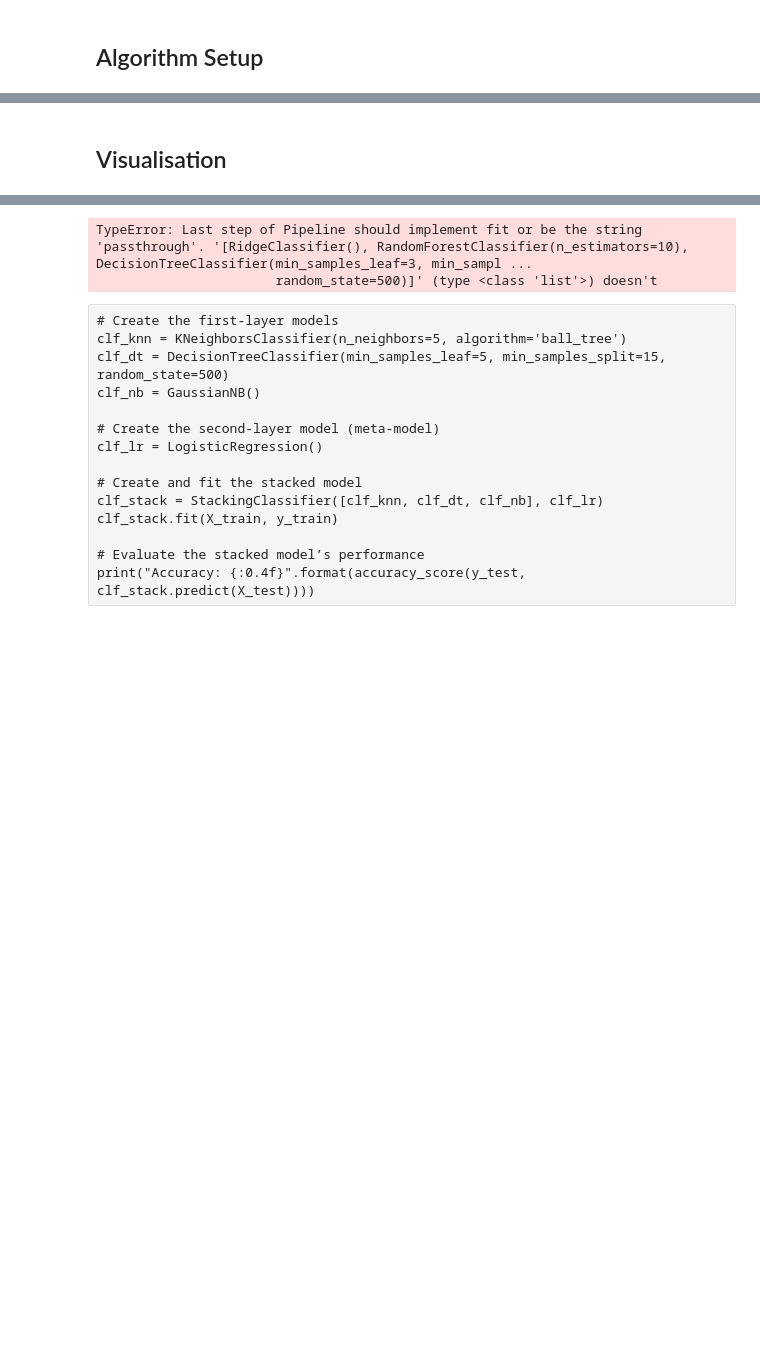
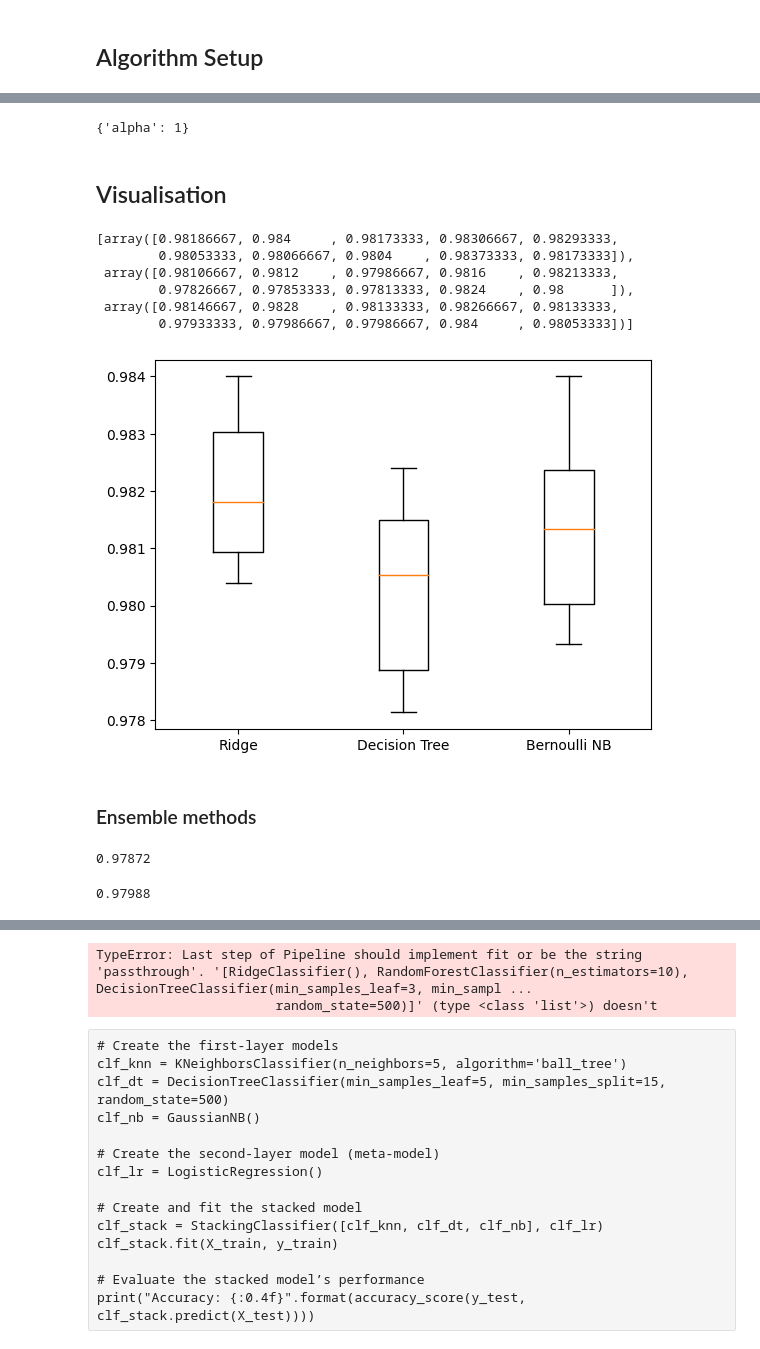
Before and after one commit to schmly/UCDPA_hlaing, a Jupyter notebook: data/ny_motor_vehicle_collisions.ipynb, the cells around one changed output, grey strips where cells are left out. Saved outputs shown, nothing was run; the diff lists cells and outputs as text; code cells hidden in the pictures; blank space fills up the shorter version.

Commit message:
refactor algorithms add hyperparameter boosting add visualisation for comparing algorithms

```diff
--- a/data/ny_motor_vehicle_collisions.ipynb
+++ b/data/ny_motor_vehicle_collisions.ipynb
@@ -371,5 +385,5 @@ from sklearn.model_selection import cross_val_score
 # %%
 # split data
 X = collisions.filter(regex=r"^(vt|cf)\.", axis=1)
-y = collisions["cyclist_was_injured"]
+y = collisions["number_of_cyclist_injured"]
 X_train, X_test, y_train, y_test = train_test_split(X, y)
@@ -447,0 +527,9 @@ clf_knn.score(X_test, y_test)
+# %%
+gb = GradientBoostingClassifier(
+    # n_estimators=10,
+    # learning_rate=0.0,
+    # max_depth=1,
+    # random_state=0
+)
+gb.fit(X_train, y_train)
+gb.score(X_test, y_test)
@@ -448,22 +577,55 @@ clf_knn.score(X_test, y_test)
+# %%
+ridge_cv.best_params_
+# %% [output]
+{'alpha': 1}
 # %% [markdown]
 ## Visualisation
 # %%
 # https://campus.datacamp.com/courses/supervised-learning-with-scikit-learn/preprocessing-and-pipelines-4?ex=14
 # # Create models dictionary
-# models = {
-#     "Logistic Regression": LogisticRegression(),
-#     "KNN": KNeighborsClassifier(),
-#     "Decision Tree Classifier": DecisionTreeClassifier(),
-# }
-# results = []
+models = {
+    "Ridge": RidgeClassifier(),
+    "Decision Tree": DecisionTreeClassifier(),
+    # "Random Forest": RandomForestClassifier()
+    'Bernoulli NB': BernoulliNB()
+}
+results = []
 
-# # Loop through the models' values
-# for model in models.values():
-#     # Instantiate a KFold object
-#     kf = KFold(n_splits=6, random_state=12, shuffle=True)
+# Loop through the models' values
+for model in models.values():
+    # Instantiate a KFold object
+    kf = KFold(n_splits=10, random_state=12, shuffle=True)
 
-#     # Perform cross-validation
-#     cv_results = cross_val_score(model, X_train_scaled, y_train, cv=kf)
-#     results.append(cv_results)
-# plt.boxplot(results, labels=models.keys())
-# plt.show()
+    # Perform cross-validation
+    cv_results = cross_val_score(model, X_train, y_train, cv=kf)
+    results.append(cv_results)
+
+results
+# %% [output]
+[array([0.98186667, 0.984     , 0.98173333, 0.98306667, 0.98293333,
+        0.98053333, 0.98066667, 0.9804    , 0.98373333, 0.98173333]),
+ array([0.98106667, 0.9812    , 0.97986667, 0.9816    , 0.98213333,
+        0.97826667, 0.97853333, 0.97813333, 0.9824    , 0.98      ]),
+ array([0.98146667, 0.9828    , 0.98133333, 0.98266667, 0.98133333,
+        0.97933333, 0.97986667, 0.97986667, 0.984     , 0.98053333])]
+# %%
+plt.boxplot(results, labels=models.keys())
+plt.show()
+# %% [output]
+[figure, added]
+# %% [markdown]
+### Ensemble methods
+# %%
+from sklearn.ensemble import AdaBoostClassifier
+abc = AdaBoostClassifier(estimator=RidgeClassifier(), algorithm="SAMME", n_estimators=100)
+abc.fit(X_train, y_train)
+abc.score(X_test, y_test)
+# %% [output]
+0.97872
+# %%
+from sklearn.ensemble import BaggingClassifier
+bc = BaggingClassifier()
+bc.fit(X_train, y_train)
+bc.score(X_test, y_test)
+# %% [output]
+0.97988
```
Also changed, not shown: parts of 53 cells of this notebook.
